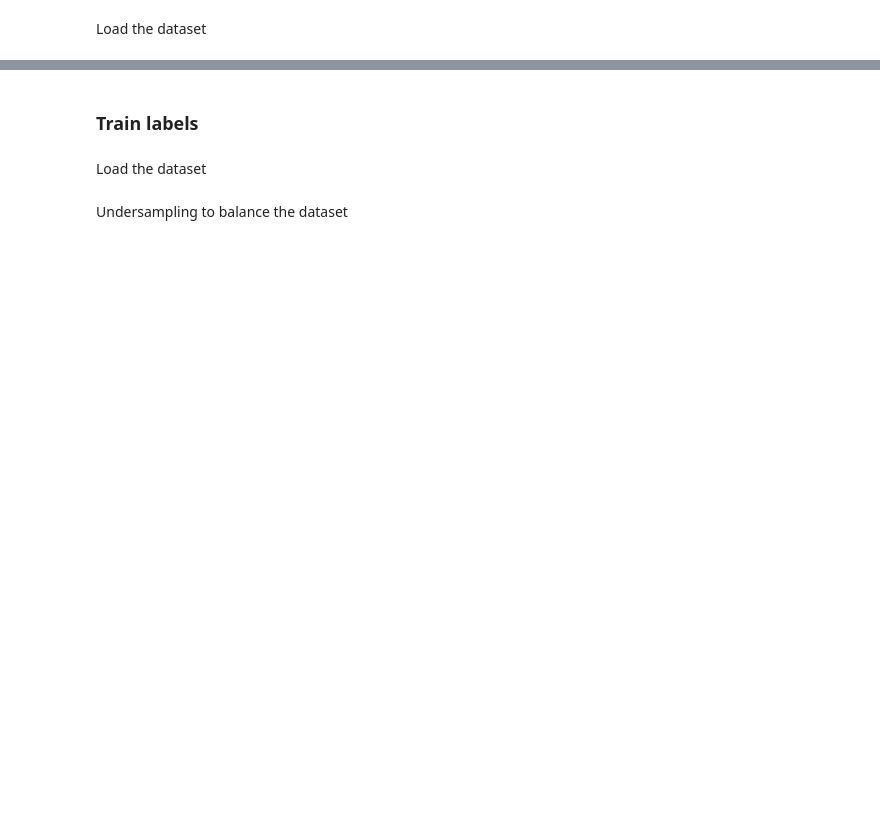
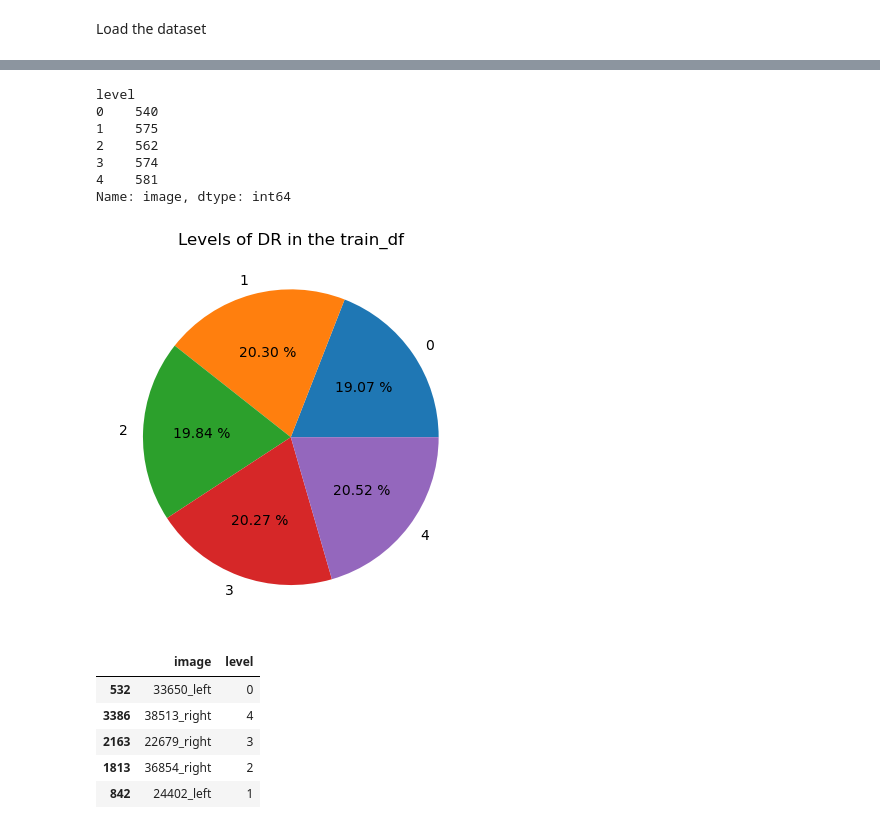
Before and after one commit to AlbertoRomanRamosRodriguez/Tesis-de-Grado, a Jupyter notebook: exploring-kaggle-dr.ipynb, the cells around one changed output, grey strips where cells are left out. Drawn from its saved outputs; the diff is of its cells as text; code cells hidden in the pictures; blank space fills up the shorter version.

```diff
--- a/exploring-kaggle-dr.ipynb
+++ b/exploring-kaggle-dr.ipynb
@@ -16,0 +57,12 @@ Undersampling to balance the dataset
+# %%
+x_train, x_remain, y_train, y_remain = train_test_split(
+    dataset['image'],
+    dataset['level'],
+    train_size=0.8,
+    test_size=0.2,
+    random_state=42
+)
+# %%
+train_df = pd.DataFrame()
+train_df['image'] = x_train
+train_df['level'] = y_train
@@ -17,9 +89,21 @@ Undersampling to balance the dataset
 # %%
-balanced_df = df.groupby('level').sample(708)
-
-balanced_df.reset_index(drop=True, inplace=True)
-
-display(balanced_df.groupby('level').count())
-
-plt.pie([balanced_df.loc[balanced_df['level'] == n].count()[0] for n in range(5)], labels = range(5), autopct='%.2f %%')
-plt.title("Levels of DR in the dataset")
+display(train_df.groupby(['level'])['image'].count())
+plt.pie([train_df.loc[train_df['level'] == n].count()[0] for n in range(5)], labels = range(5), autopct='%.2f %%')
+plt.title("Levels of DR in the train_df")
+plt.show()
+train_df.head()
+# %% [output]
+level
+0    540
+1    575
+2    562
+3    574
+4    581
+Name: image, dtype: int64
+[figure, added]
+|  | image | level |
+| 532 | 33650_left | 0 |
+| 3386 | 38513_right | 4 |
+| 2163 | 22679_right | 3 |
+| 1813 | 36854_right | 2 |
+| 842 | 24402_left | 1 |
@@ -28,4 +109,0 @@ balanced_df.to_csv('./Daniel-files/PracticasProfesionales/Data/Raw/DrClassificat
-# %% [markdown]
-### Train labels
-# %% [markdown]
-Load the dataset
@@ -39,2 +109,0 @@ plt.title("Levels of DR in the dataset")
-# %% [markdown]
-Undersampling to balance the dataset
```
Also changed, not shown: parts of 16 cells of this notebook.
